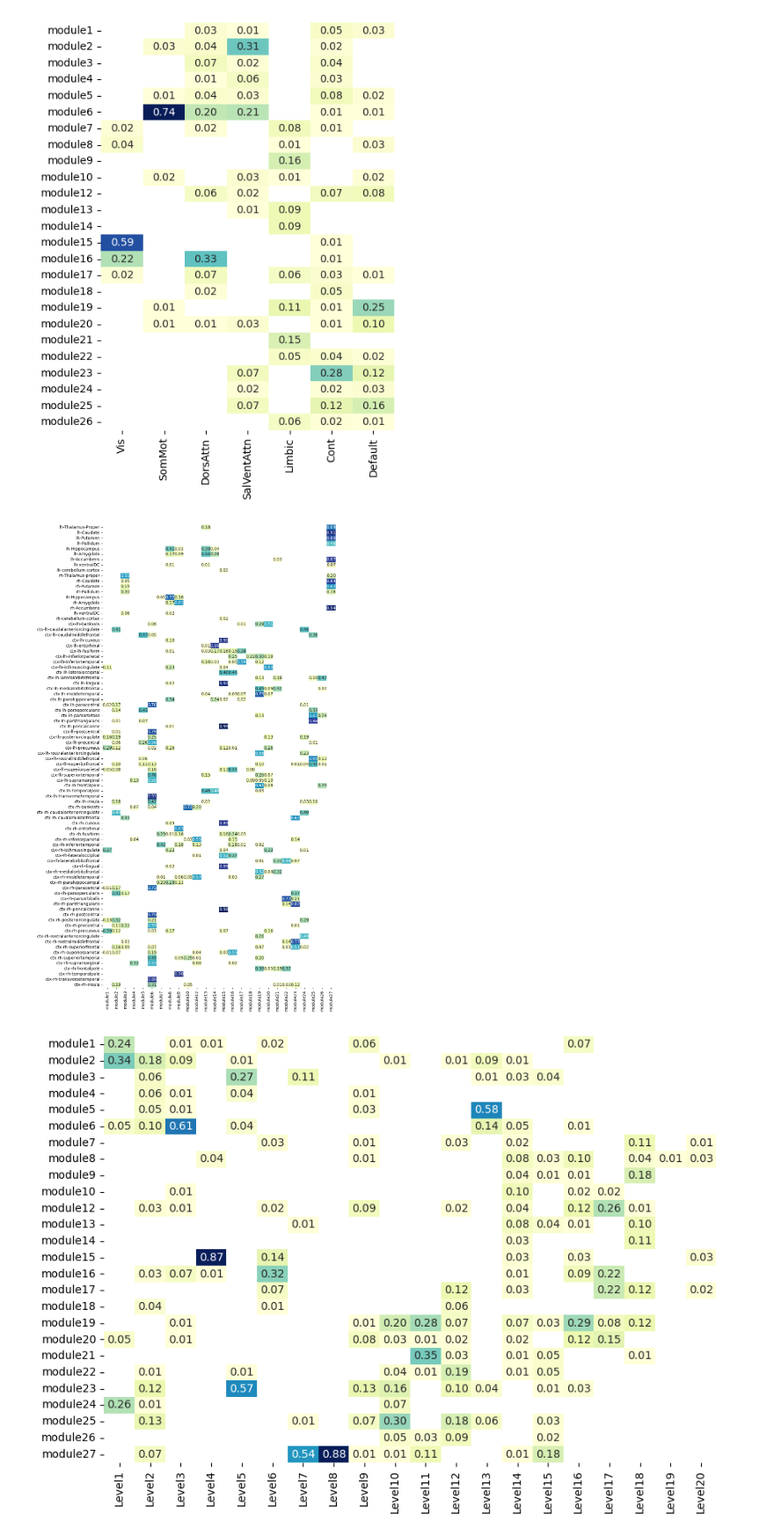
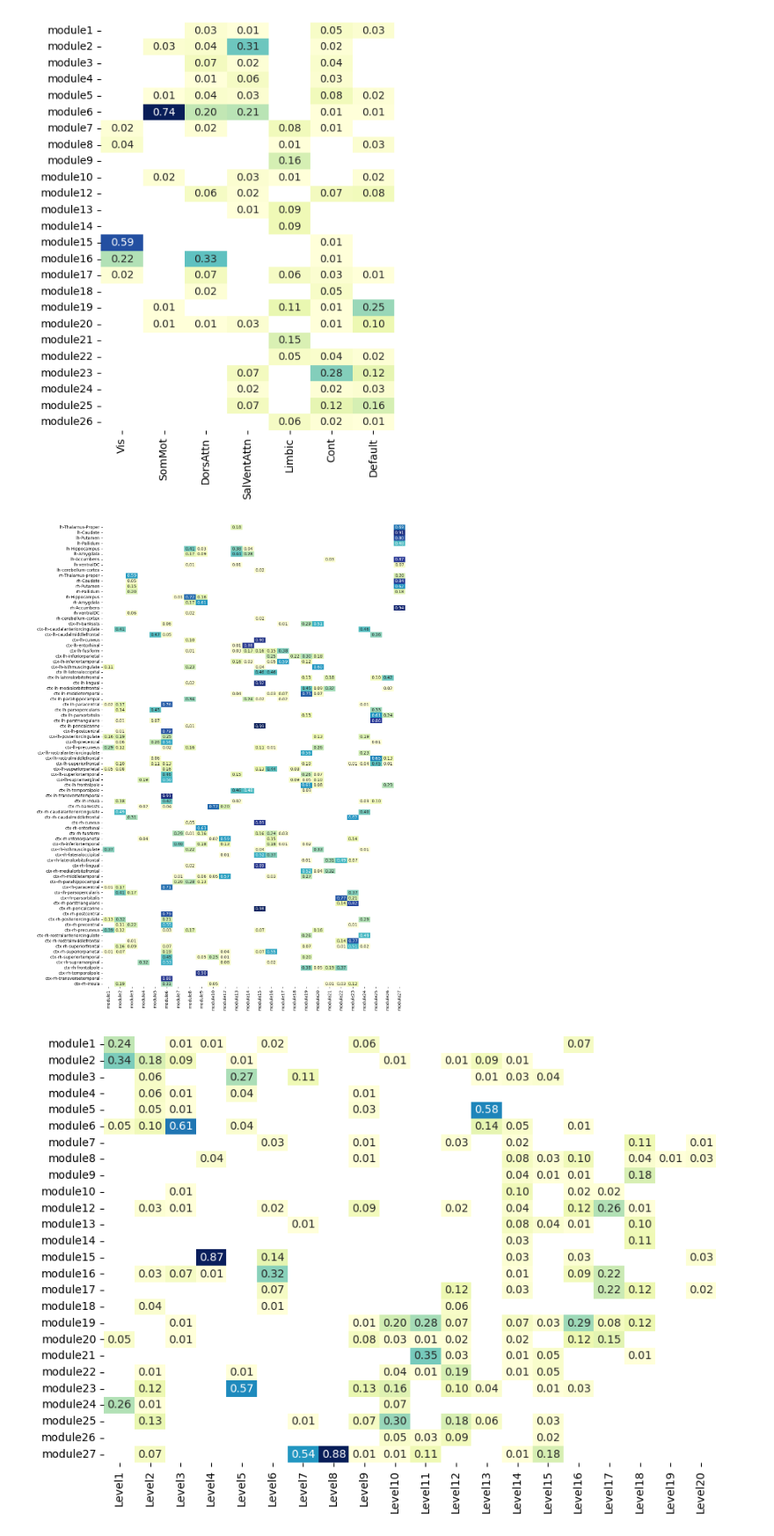
Before and after one commit to compneurobilbao/bha2, a Jupyter notebook: notebooks/07-overlapping-with-atlases.ipynb, the cells around one changed output. Shown at 88% size. Cells and saved outputs as stored; diff of their text form; code cells hidden in the pictures.

Commit message:
update notebooks with figure edits

```diff
--- a/notebooks/07-overlapping-with-atlases.ipynb
+++ b/notebooks/07-overlapping-with-atlases.ipynb
@@ -17,33 +16,29 @@ from scipy.cluster.hierarchy import linkage, fcluster, dendrogram, leaves_list
 # %%
-project_path = "/workspaces/bha2"
-conn_size = 2165
+
 optimal_parcellation = nib.load(
     os.path.join(
         project_path,
         "data",
-        "results",
+        "processed",
         "n" + str(conn_size),
         "optimal_parcellation.nii.gz",
     )
 ).get_fdata()
 module_sizes = nib.load(
     os.path.join(
-        project_path, "data", "results", "n" + str(conn_size), "module_sizes.nii.gz"
+        project_path, "data", "processed", "n" + str(conn_size), "module_sizes.nii.gz"
     )
 ).get_fdata()
 module_idx = np.setdiff1d(np.unique(optimal_parcellation), [0]).astype(int)
-module_idx
 # %% [output]
 array([ 1,  2,  3,  4,  5,  6,  7,  8,  9, 10, 11, 12, 13, 14, 15, 16, 17,
        18, 19, 20, 21, 22, 23, 24, 25, 26, 27])
 # %%
-plt.rcParams["figure.figsize"] = (5, 7)
-
 rsn = nib.load(
-    os.path.join(project_path, "brain_templates", "atlases", "Yeo7_networks.nii.gz")
+    os.path.join(project_path, ""brain_templates", "atlases"", "Yeo7_networks.nii.gz")
 )
 rsn_labels = np.loadtxt(
-    os.path.join(project_path, "brain_templates", "atlases", "Yeo7_networks.txt"),
+    os.path.join(project_path, ""brain_templates", "atlases"", "Yeo7_networks.txt"),
     dtype=str,
 )
 
@@ -71,12 +66,13 @@ for idx in module_idx:
 RSN_table = RSN_table.round(2)
 RSN_table = RSN_table.replace(0.0, np.nan)
 RSN_table.dropna(axis=0, how="all", inplace=True)
+
+fig = plt.figure(figsize=(5,7))
 sns.heatmap(RSN_table, cmap="YlGnBu", cbar=False, fmt=".2f", annot=True)
 plt.savefig(
     os.path.join(
         project_path,
         "data",
-        "results",
         "figures",
         "optimal_parcellation_RSNs.svg",
     ),
@@ -87,8 +83,6 @@ plt.savefig(
 # %% [output]
 [figure]
 # %%
-plt.rcParams["figure.figsize"] = (10, 20)
-
 desikan = nib.load(
     os.path.join(project_path, "brain_templates", "atlases", "Desikan-killiany.nii.gz")
 )
@@ -111,33 +105,34 @@ for idx in module_idx:
     if m_size > 5:
         desikan_count = np.zeros((int(desikan_vol.max())))
         for i in range(1, int(desikan_vol.max()) + 1):
             desikan_mask = np.where(desikan_vol == i, 1, 0)
             desikan_count[i - 1] = (desikan_mask * module_vol).sum() / (
                 desikan_mask.sum()
             )
         desikan_table.loc["module" + str(idx)] = desikan_count
 desikan_table = desikan_table.round(2)
 desikan_table = desikan_table.replace(0.0, np.nan)
 desikan_table.dropna(axis=0, how="all", inplace=True)
+
+fig = plt.figure(figsize=(13,20))
 sns.heatmap(
     pd.DataFrame.transpose(desikan_table),
     cmap="YlGnBu",
     cbar=False,
     fmt=".2f",
     annot=True,
 )
 plt.savefig(
     os.path.join(
         project_path,
         "data",
-        "results",
         "figures",
         "optimal_parcellation_anatomy.svg",
     ),
     dpi=300,
     bbox_inches="tight",
     format="svg",
 )
 # %% [output]
-[figure, old version]
+[figure, new version]
 # %%
```
Also changed, not shown: parts of 4 cells of this notebook, 5 other files.
